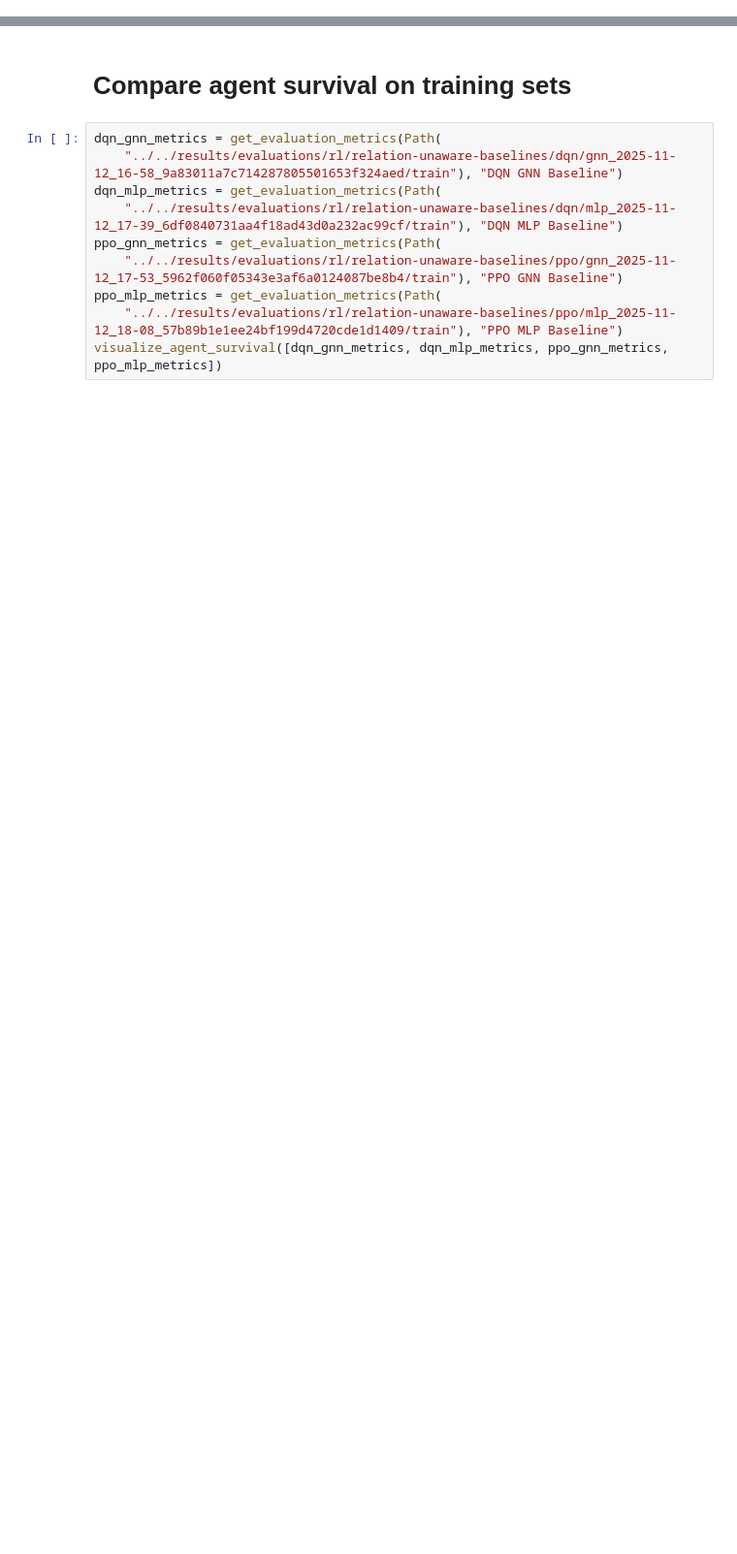
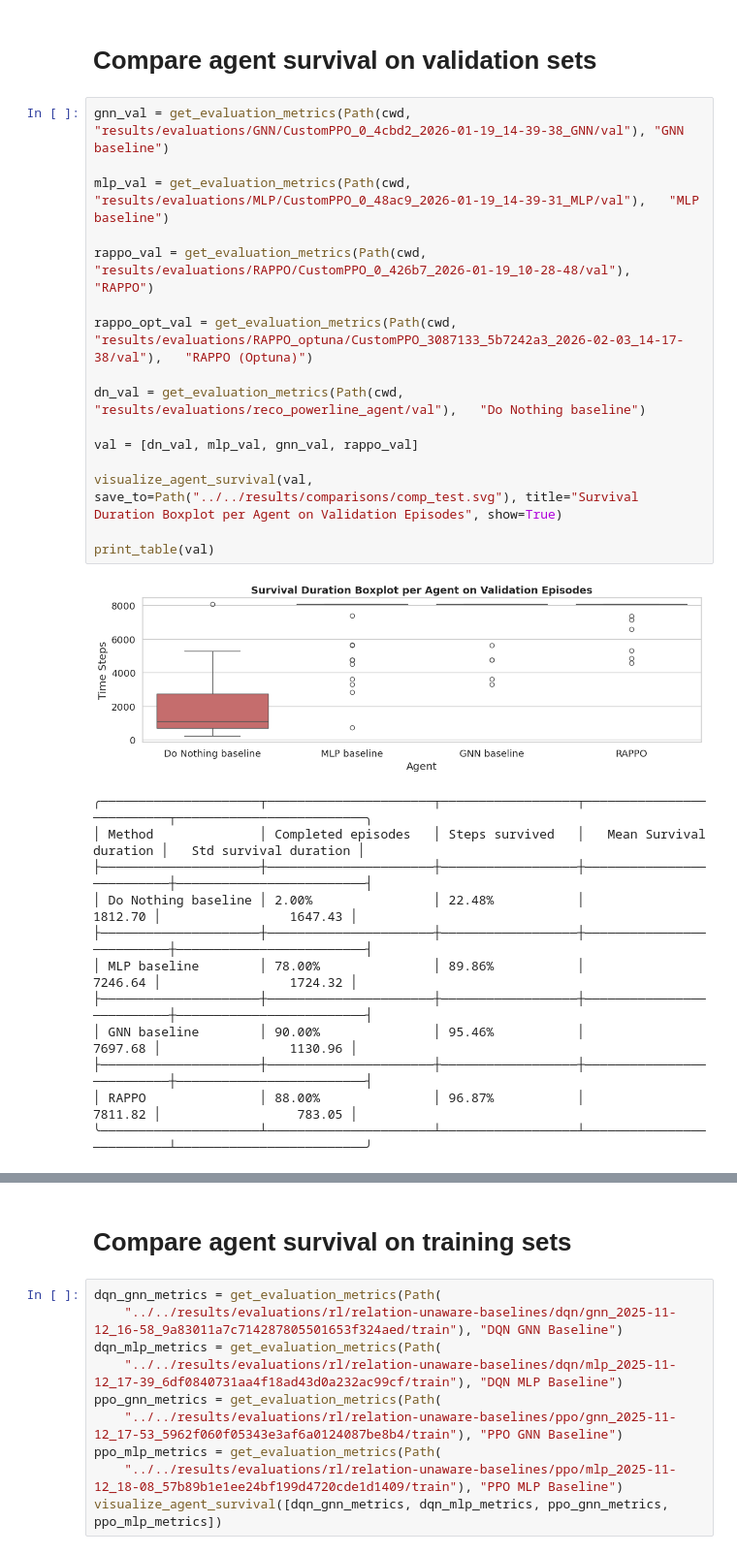
Before and after one commit to HansDampf37/NRI-for-explainable-RL-in-Power-Grids, a Jupyter notebook: src/visualization/visualize_agent_eval_results.ipynb, the cells around one changed output, grey strips where cells are left out. Shown at 97% size. Cells and saved outputs as stored; diff of their text form; blank space fills up the shorter version.

```diff
--- a/src/visualization/visualize_agent_eval_results.ipynb
+++ b/src/visualization/visualize_agent_eval_results.ipynb
@@ -134,0 +90,31 @@ print(tabulated)
+# %% [markdown]
+# Compare agent survival on validation sets
+# %%
+gnn_val = get_evaluation_metrics(Path(cwd, "results/evaluations/GNN/CustomPPO_0_4cbd2_2026-01-19_14-39-38_GNN/val"), "GNN baseline")
+
+mlp_val = get_evaluation_metrics(Path(cwd, "results/evaluations/MLP/CustomPPO_0_48ac9_2026-01-19_14-39-31_MLP/val"),   "MLP baseline")
+
+rappo_val = get_evaluation_metrics(Path(cwd, "results/evaluations/RAPPO/CustomPPO_0_426b7_2026-01-19_10-28-48/val"),   "RAPPO")
+
+rappo_opt_val = get_evaluation_metrics(Path(cwd, "results/evaluations/RAPPO_optuna/CustomPPO_3087133_5b7242a3_2026-02-03_14-17-38/val"),   "RAPPO (Optuna)")
+
+dn_val = get_evaluation_metrics(Path(cwd, "results/evaluations/reco_powerline_agent/val"),   "Do Nothing baseline")
+
+val = [dn_val, mlp_val, gnn_val, rappo_val]
+
+visualize_agent_survival(val, save_to=Path("../../results/comparisons/comp_test.svg"), title="Survival Duration Boxplot per Agent on Validation Episodes", show=True)
+
+print_table(val)
+# %% [output]
+[figure, added]
+╭─────────────────────┬──────────────────────┬──────────────────┬──────────────────────────┬─────────────────────────╮
+│ Method              │ Completed episodes   │ Steps survived   │   Mean Survival duration │   Std survival duration │
+├─────────────────────┼──────────────────────┼──────────────────┼──────────────────────────┼─────────────────────────┤
+│ Do Nothing baseline │ 2.00%                │ 22.48%           │                  1812.70 │                 1647.43 │
+├─────────────────────┼──────────────────────┼──────────────────┼──────────────────────────┼─────────────────────────┤
+│ MLP baseline        │ 78.00%               │ 89.86%           │                  7246.64 │                 1724.32 │
+├─────────────────────┼──────────────────────┼──────────────────┼──────────────────────────┼─────────────────────────┤
+│ GNN baseline        │ 90.00%               │ 95.46%           │                  7697.68 │                 1130.96 │
+├─────────────────────┼──────────────────────┼──────────────────┼──────────────────────────┼─────────────────────────┤
+│ RAPPO               │ 88.00%               │ 96.87%           │                  7811.82 │                  783.05 │
+╰─────────────────────┴──────────────────────┴──────────────────┴──────────────────────────┴─────────────────────────╯
```
Also changed, not shown: parts of 16 cells of this notebook, 2 other files.
